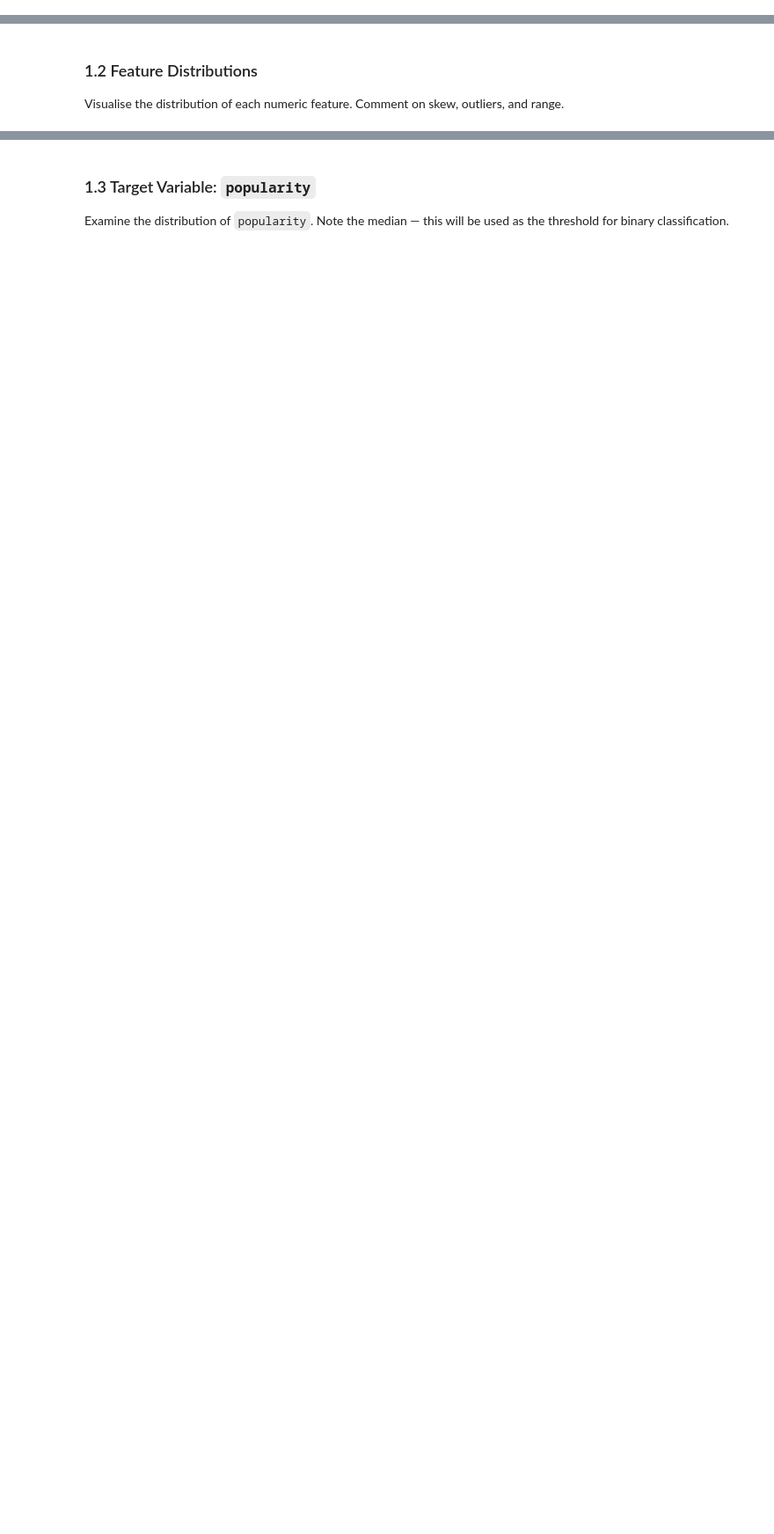
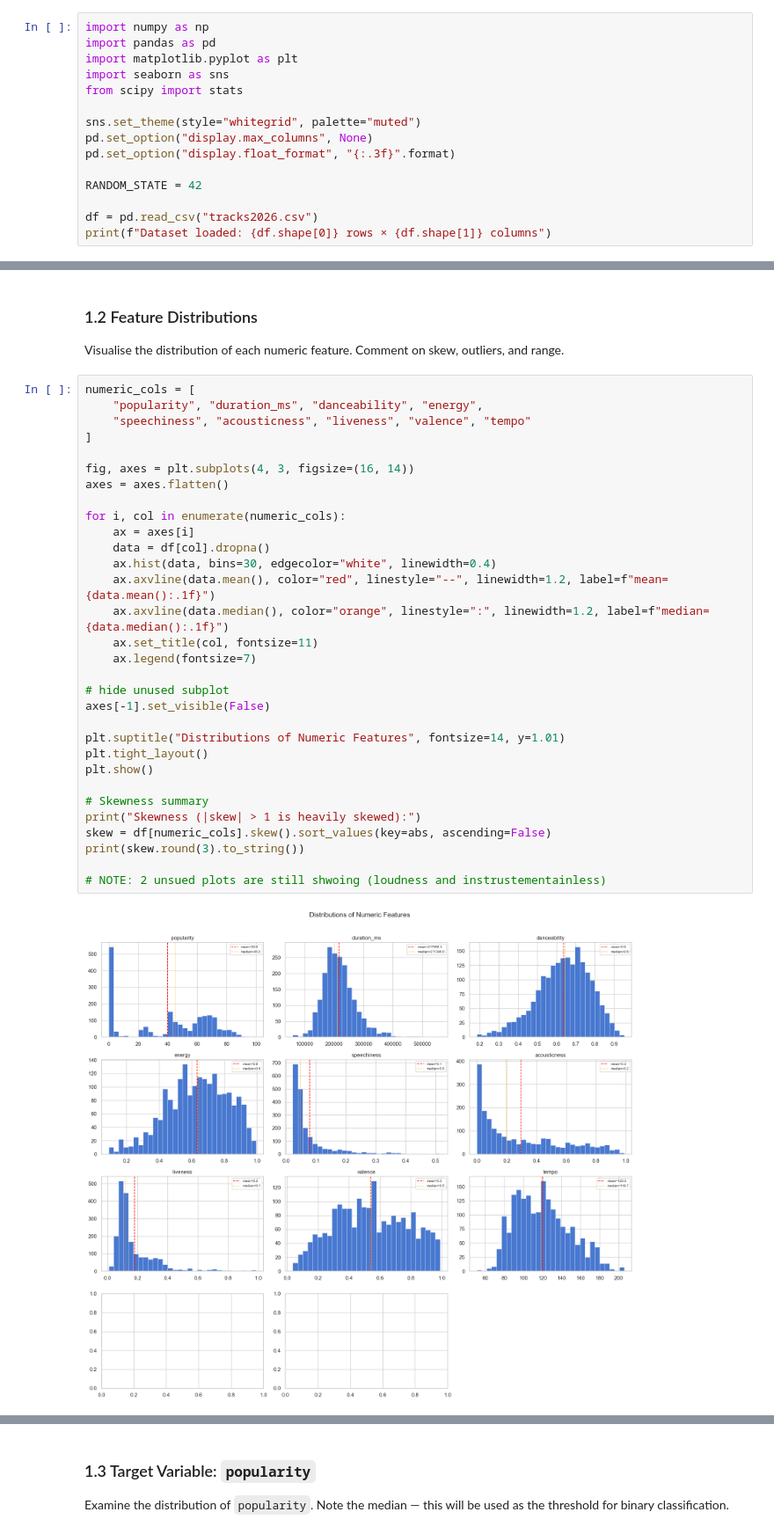
Before and after one commit to CallanMark/Data-Mining-Project, a Jupyter notebook: implementation.ipynb, the cells around one changed output, grey strips where cells are left out. Shown at 88% size. Saved outputs shown, nothing was run; the diff lists cells and outputs as text; blank space fills up the shorter version.

```diff
--- a/implementation.ipynb
+++ b/implementation.ipynb
@@ -14,0 +35,15 @@
+# %%
+import numpy as np
+import pandas as pd
+import matplotlib.pyplot as plt
+import seaborn as sns
+from scipy import stats
+
+sns.set_theme(style="whitegrid", palette="muted")
+pd.set_option("display.max_columns", None)
+pd.set_option("display.float_format", "{:.3f}".format)
+
+RANDOM_STATE = 42
+
+df = pd.read_csv("tracks2026.csv")
+print(f"Dataset loaded: {df.shape[0]} rows × {df.shape[1]} columns")
@@ -23,3 +119,36 @@ Inspect shape, data types, and missing values.
 ### 1.2 Feature Distributions
 
 Visualise the distribution of each numeric feature. Comment on skew, outliers, and range.
+# %%
+numeric_cols = [
+    "popularity", "duration_ms", "danceability", "energy",
+    "speechiness", "acousticness", "liveness", "valence", "tempo"
+]
+
+fig, axes = plt.subplots(4, 3, figsize=(16, 14))
+axes = axes.flatten()
+
+for i, col in enumerate(numeric_cols):
+    ax = axes[i]
+    data = df[col].dropna()
+    ax.hist(data, bins=30, edgecolor="white", linewidth=0.4)
+    ax.axvline(data.mean(), color="red", linestyle="--", linewidth=1.2, label=f"mean={data.mean():.1f}")
+    ax.axvline(data.median(), color="orange", linestyle=":", linewidth=1.2, label=f"median={data.median():.1f}")
+    ax.set_title(col, fontsize=11)
+    ax.legend(fontsize=7)
+
+# hide unused subplot
+axes[-1].set_visible(False)
+
+plt.suptitle("Distributions of Numeric Features", fontsize=14, y=1.01)
+plt.tight_layout()
+plt.show()
+
+# Skewness summary
+print("Skewness (|skew| > 1 is heavily skewed):")
+skew = df[numeric_cols].skew().sort_values(key=abs, ascending=False)
+print(skew.round(3).to_string())
+
+# NOTE: 2 unsued plots are still shwoing (loudness and instrustementainless)
+# %% [output]
+[figure, added]
```
Also changed, not shown: parts of 19 cells of this notebook.
